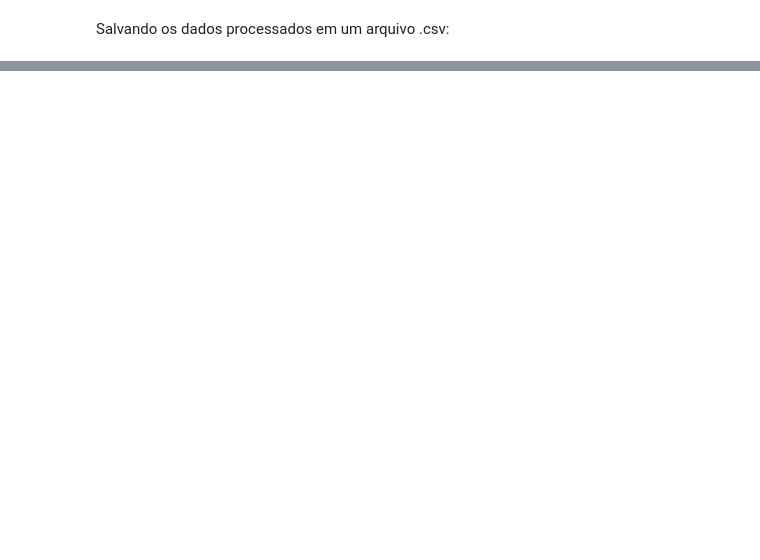
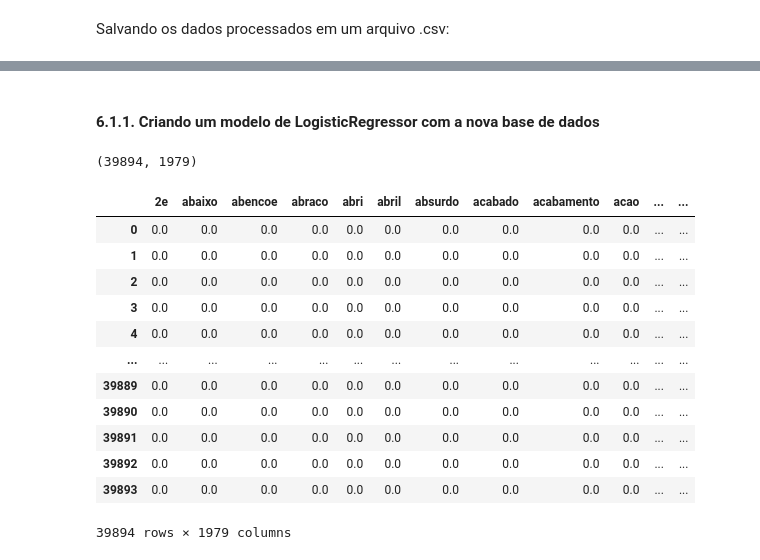
Before and after one commit to IgorFormiga/NLP_analise_de_sentimento, a Jupyter notebook: 2_analise_sentimento.ipynb, the cells around one changed output, grey strips where cells are left out. Cells and saved outputs as stored; diff of their text form; code cells hidden in the pictures; blank space fills up the shorter version.

```diff
--- a/2_analise_sentimento.ipynb
+++ b/2_analise_sentimento.ipynb
@@ -179,0 +304,4 @@ dataset.to_csv('order_review_lemma.csv', sep=';', index=False)
+# %%
+# Carregando o arquivo salvo
+dataset = pd.read_csv('datasets/order_review_filter_pos_tag_verb.csv', sep=';')
+dataset.head()
@@ -179,0 +346,3 @@ dataset.to_csv('order_review_lemma.csv', sep=';', index=False)
+# %%
+dataset = dataset.dropna()
+dataset.info()
@@ -179,0 +362,25 @@ dataset.to_csv('order_review_lemma.csv', sep=';', index=False)
+# %% [markdown]
+#### 6.1.1. Criando um modelo de LogisticRegressor com a nova base de dados
+# %%
+# Vetorizando as 50 palavras com mais ocorrência da coluna "review_comment_message"
+vectorizer = TfidfVectorizer(min_df=5)
+corpus_features = vectorizer.fit_transform(dataset['review_filter_pos_tag']).toarray()
+features_names = vectorizer.get_feature_names_out()
+df_corpus_features = pd.DataFrame(corpus_features, columns=features_names)
+print(df_corpus_features.shape)
+df_corpus_features
+# %% [output]
+(39894, 1979)
+|  | 2e | abaixo | abencoe | abraco | abri | abril | absurdo | acabado | acabamento | acao | ... | ... |
+| 0 | 0.0 | 0.0 | 0.0 | 0.0 | 0.0 | 0.0 | 0.0 | 0.0 | 0.0 | 0.0 | ... | ... |
+| 1 | 0.0 | 0.0 | 0.0 | 0.0 | 0.0 | 0.0 | 0.0 | 0.0 | 0.0 | 0.0 | ... | ... |
+| 2 | 0.0 | 0.0 | 0.0 | 0.0 | 0.0 | 0.0 | 0.0 | 0.0 | 0.0 | 0.0 | ... | ... |
+| 3 | 0.0 | 0.0 | 0.0 | 0.0 | 0.0 | 0.0 | 0.0 | 0.0 | 0.0 | 0.0 | ... | ... |
+| 4 | 0.0 | 0.0 | 0.0 | 0.0 | 0.0 | 0.0 | 0.0 | 0.0 | 0.0 | 0.0 | ... | ... |
+| ... | ... | ... | ... | ... | ... | ... | ... | ... | ... | ... | ... | ... |
+| 39889 | 0.0 | 0.0 | 0.0 | 0.0 | 0.0 | 0.0 | 0.0 | 0.0 | 0.0 | 0.0 | ... | ... |
+| 39890 | 0.0 | 0.0 | 0.0 | 0.0 | 0.0 | 0.0 | 0.0 | 0.0 | 0.0 | 0.0 | ... | ... |
+| 39891 | 0.0 | 0.0 | 0.0 | 0.0 | 0.0 | 0.0 | 0.0 | 0.0 | 0.0 | 0.0 | ... | ... |
+| 39892 | 0.0 | 0.0 | 0.0 | 0.0 | 0.0 | 0.0 | 0.0 | 0.0 | 0.0 | 0.0 | ... | ... |
+| 39893 | 0.0 | 0.0 | 0.0 | 0.0 | 0.0 | 0.0 | 0.0 | 0.0 | 0.0 | 0.0 | ... | ... |
+39894 rows × 1979 columns
```
Also changed, not shown: parts of 23 cells of this notebook.
